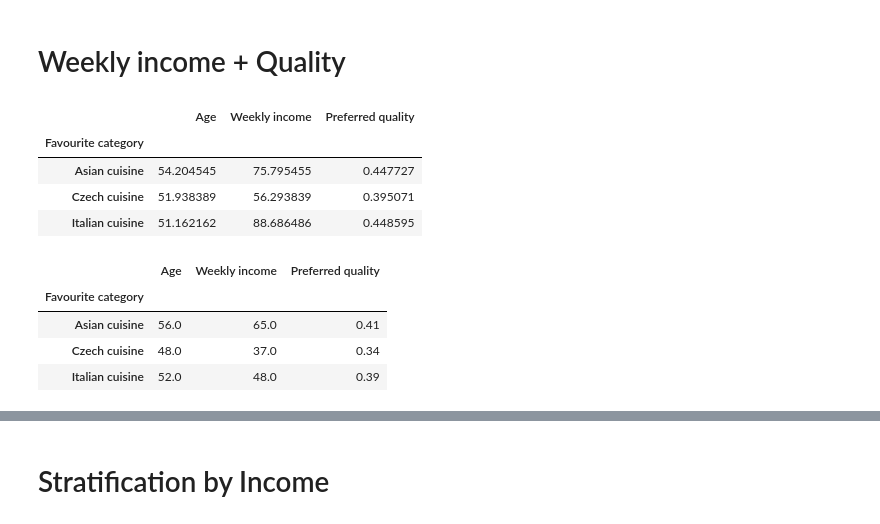
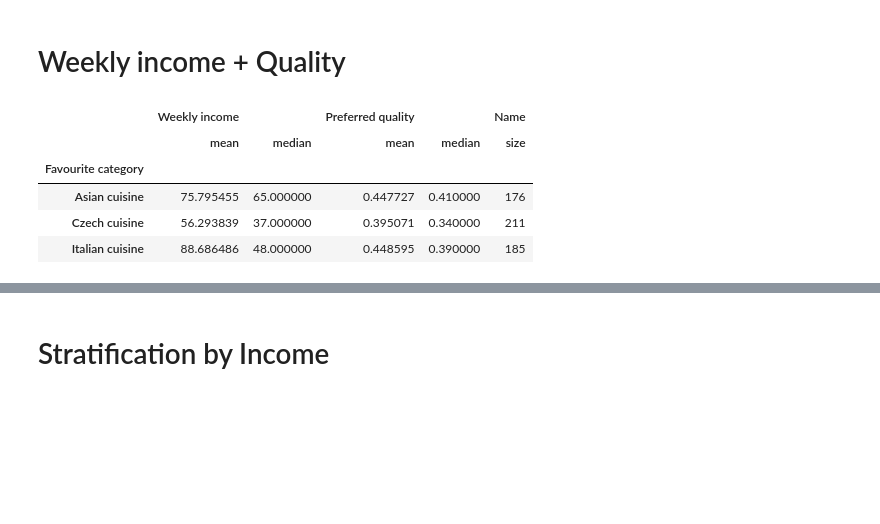
Before and after one commit to utikpuhlik/minimum, a Jupyter notebook: main.ipynb, the cells around one changed output, grey strips where cells are left out. Saved outputs shown, nothing was run; the diff lists cells and outputs as text; code cells hidden in the pictures; blank space fills up the shorter version.

```diff
--- a/main.ipynb
+++ b/main.ipynb
@@ -34,21 +36,17 @@ demography.value_counts('Favourite category').iplot(kind='bar', linecolor="black
 # %% [markdown]
 # Weekly income + Quality
 # %%
-demography.groupby('Favourite category').mean()
+demography.groupby('Favourite category').agg({
+    "Weekly income": ['mean', 'median'],
+    "Preferred quality": ['mean', 'median'],
+    "Name": 'size'}).style.background_gradient()
 # %% [output]
-|  | Age | Weekly income | Preferred quality |
-| Favourite category |  |  |  |
-| Asian cuisine | 54.204545 | 75.795455 | 0.447727 |
-| Czech cuisine | 51.938389 | 56.293839 | 0.395071 |
-| Italian cuisine | 51.162162 | 88.686486 | 0.448595 |
+|  | Weekly income |  | Preferred quality |  | Name |
+|  | mean | median | mean | median | size |
+| Favourite category |  |  |  |  |  |
+| Asian cuisine | 75.795455 | 65.000000 | 0.447727 | 0.410000 | 176 |
+| Czech cuisine | 56.293839 | 37.000000 | 0.395071 | 0.340000 | 211 |
+| Italian cuisine | 88.686486 | 48.000000 | 0.448595 | 0.390000 | 185 |
-# %%
-demography.groupby('Favourite category').median()
-# %% [output]
-|  | Age | Weekly income | Preferred quality |
-| Favourite category |  |  |  |
-| Asian cuisine | 56.0 | 65.0 | 0.41 |
-| Czech cuisine | 48.0 | 37.0 | 0.34 |
-| Italian cuisine | 52.0 | 48.0 | 0.39 |
 # %%
 cz = demography[demography['Favourite category'] == 'Czech cuisine']
 asian = demography[demography['Favourite category'] == 'Asian cuisine']
```
Also changed, not shown: parts of 28 cells of this notebook.
